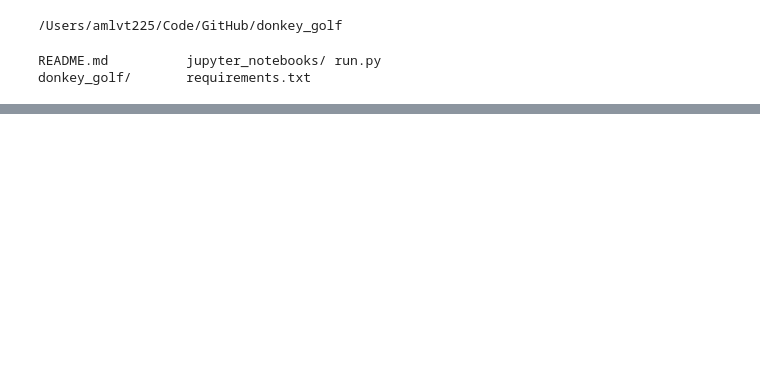
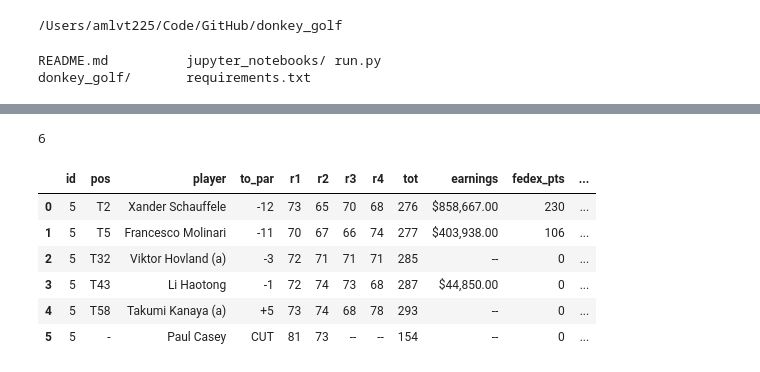
Before and after one commit to jbarton311/donkey_golf, a Jupyter notebook: jupyter_notebooks/class_testing.ipynb, the cells around one changed output, grey strips where cells are left out. Drawn from its saved outputs; the diff is of its cells as text; code cells hidden in the pictures; blank space fills up the shorter version.

```diff
--- a/jupyter_notebooks/class_testing.ipynb
+++ b/jupyter_notebooks/class_testing.ipynb
@@ -32,3 +122,3 @@ yay.tourney_data
 # %%
-big = dg.data_things.PullLeaderboard()
+big = dg.data_things.PullLeaderboard(user_id=6)
 # %% [output]
@@ -42,0 +140,14 @@ big.run()
+# %%
+big.user_id
+# %% [output]
+6
+# %%
+big.user_df
+# %% [output]
+|  | id | pos | player | to_par | r1 | r2 | r3 | r4 | tot | earnings | fedex_pts | ... |
+| 0 | 5 | T2 | Xander Schauffele | -12 | 73 | 65 | 70 | 68 | 276 | $858,667.00 | 230 | ... |
+| 1 | 5 | T5 | Francesco Molinari | -11 | 70 | 67 | 66 | 74 | 277 | $403,938.00 | 106 | ... |
+| 2 | 5 | T32 | Viktor Hovland (a) | -3 | 72 | 71 | 71 | 71 | 285 | -- | 0 | ... |
+| 3 | 5 | T43 | Li Haotong | -1 | 72 | 74 | 73 | 68 | 287 | $44,850.00 | 0 | ... |
+| 4 | 5 | T58 | Takumi Kanaya (a) | +5 | 73 | 74 | 68 | 78 | 293 | -- | 0 | ... |
+| 5 | 5 | - | Paul Casey | CUT | 81 | 73 | -- | -- | 154 | -- | 0 | ... |
```
Also changed, not shown: parts of 21 cells of this notebook, 5 other files.
